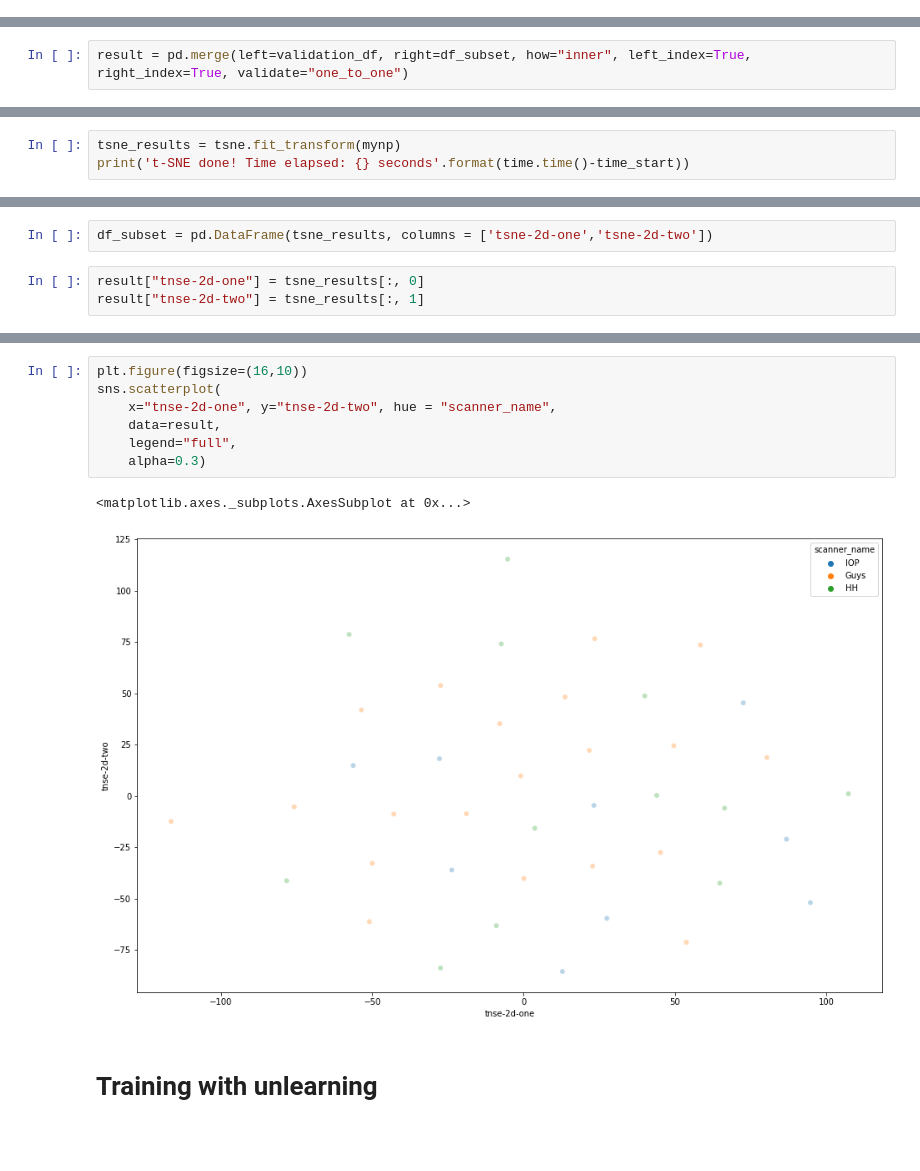
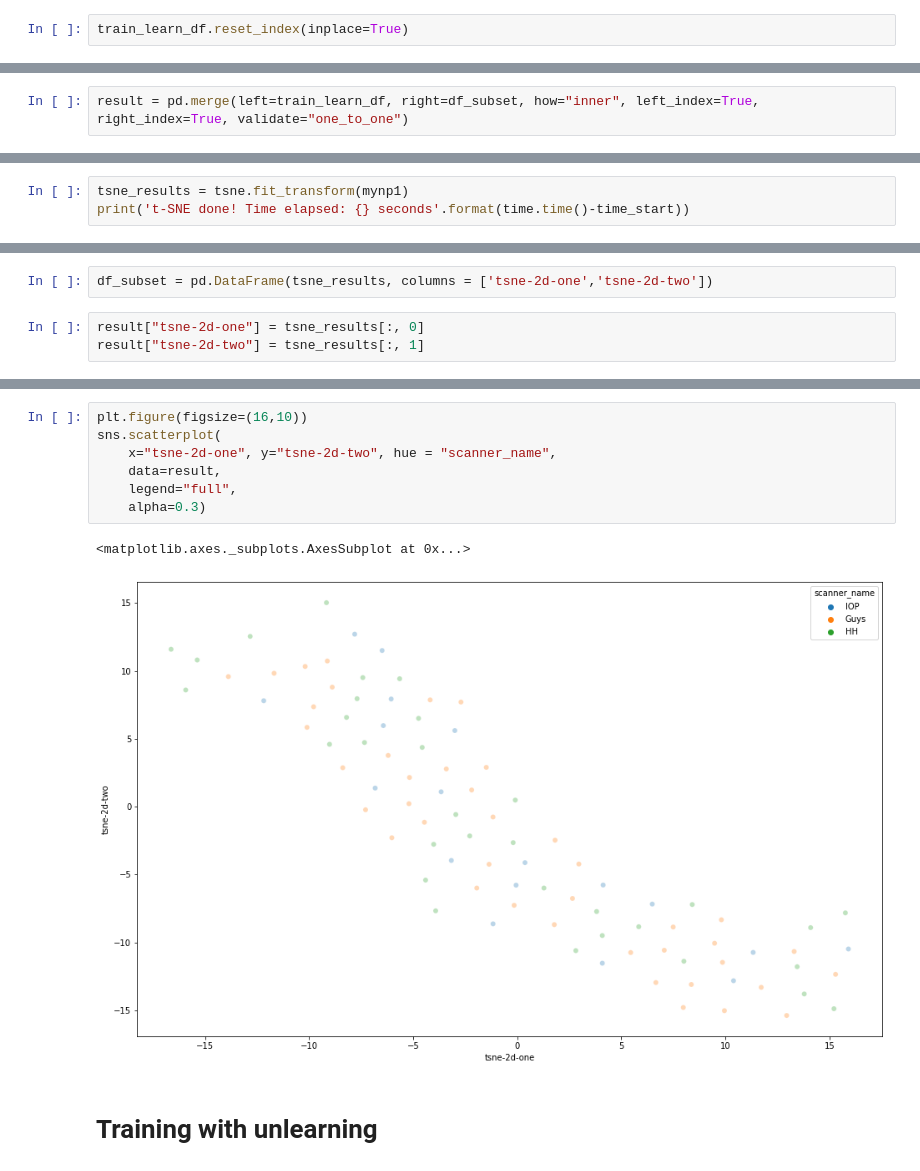
Before and after one commit to surajsrivathsa/image_registration, a Jupyter notebook: MRI_Data_Harmonization.ipynb, the cells around one changed output, grey strips where cells are left out. Cells and saved outputs as stored; diff of their text form; blank space fills up the shorter version.

```diff
--- a/MRI_Data_Harmonization.ipynb
+++ b/MRI_Data_Harmonization.ipynb
@@ -746 +797,3 @@ df_subset.head(10)
 10 rows × 96 columns
+# %%
+train_learn_df.reset_index(inplace=True)
@@ -756,7 +818,7 @@ validation_df.head()
 | 3 | 3 | 26 | 453 | 1 | 185 | 98 | 1 | 2 | 7 | ... |
 | 4 | 4 | 27 | 454 | 1 | 180 | 100 | 1 | 1 | 7 | ... |
 # %%
-result = pd.merge(left=validation_df, right=df_subset, how="inner", left_index=True, right_index=True, validate="one_to_one")
+result = pd.merge(left=train_learn_df, right=df_subset, how="inner", left_index=True, right_index=True, validate="one_to_one")
 # %% [markdown]
 # Validation and Visualization
 # %%
@@ -765,6 +827,6 @@ sample_np = np.random.randn(100, 384)
 time_start = time.time()
 tsne = TSNE(n_components=2, verbose=1, perplexity=40, n_iter=300)
 # %%
-tsne_results = tsne.fit_transform(mynp)
+tsne_results = tsne.fit_transform(mynp1)
 print('t-SNE done! Time elapsed: {} seconds'.format(time.time()-time_start))
 # %% [output]
@@ -779,8 +841,8 @@ t-SNE done! Time elapsed: 2320.2724051475525 seconds
 # %%
 df_subset = pd.DataFrame(tsne_results, columns = ['tsne-2d-one','tsne-2d-two'])
 # %%
-result["tnse-2d-one"] = tsne_results[:, 0]
-result["tnse-2d-two"] = tsne_results[:, 1]
+result["tsne-2d-one"] = tsne_results[:, 0]
+result["tsne-2d-two"] = tsne_results[:, 1]
 # %%
 result.head()
 # %% [output]
@@ -794,12 +856,12 @@ result.head()
 # %%
 plt.figure(figsize=(16,10))
 sns.scatterplot(
-    x="tnse-2d-one", y="tnse-2d-two", hue = "scanner_name",
+    x="tsne-2d-one", y="tsne-2d-two", hue = "scanner_name",
     data=result,
     legend="full",
     alpha=0.3)
 # %% [output]
 <matplotlib.axes._subplots.AxesSubplot at 0x...>
-[figure, old version]
+[figure, new version]
 # %% [markdown]
 # Training with unlearning
```
Also changed, not shown: parts of 14 cells of this notebook.
